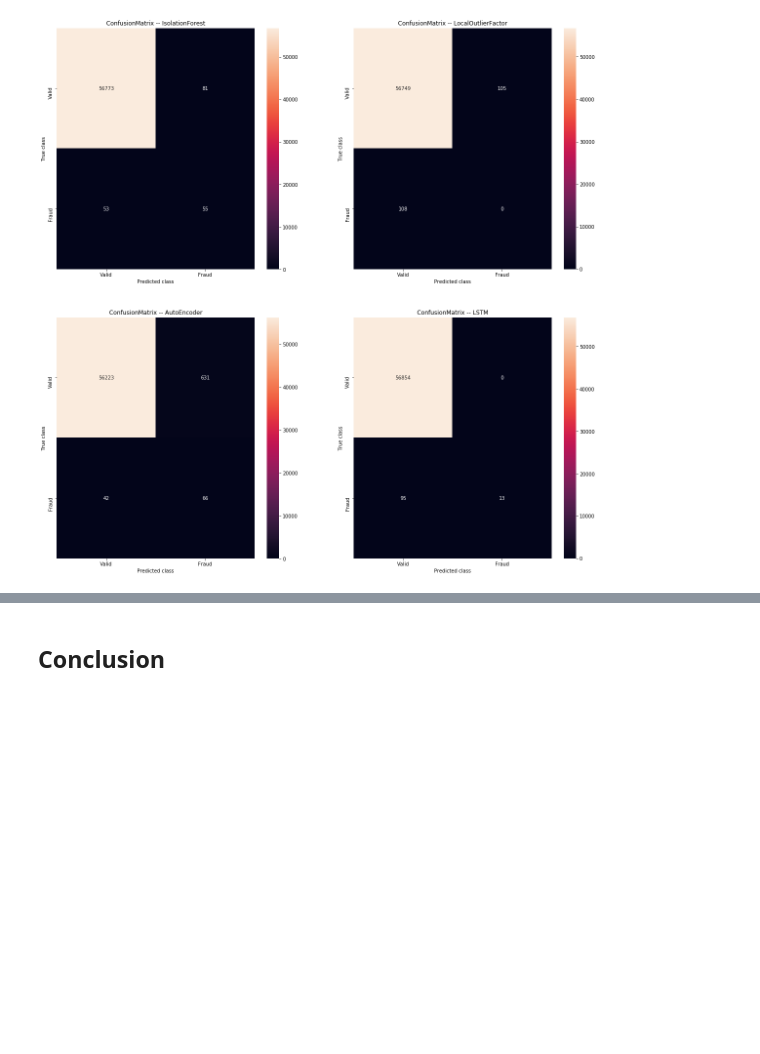
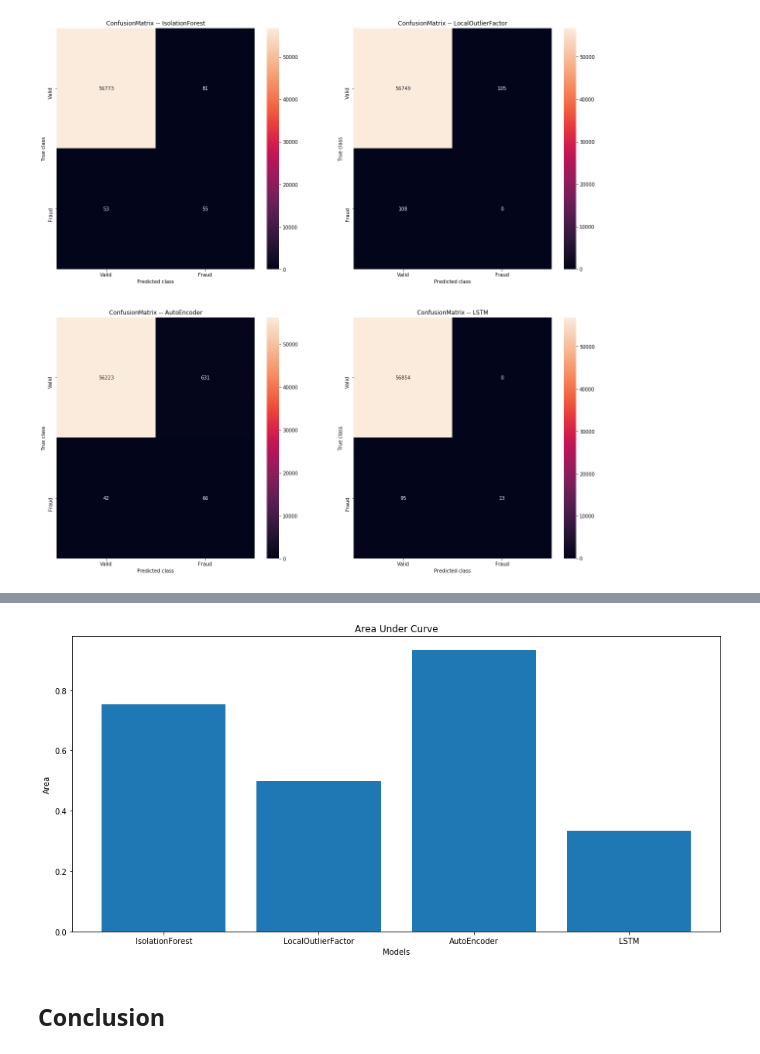
Before and after one commit to pharoah/Credit-Card-Fraud-Detection---Capstone-Project, a Jupyter notebook: CreditCard Fraud Detection - Capstone Project.ipynb, the cells around one changed output, grey strips where cells are left out. Drawn from its saved outputs; the diff is of its cells as text; code cells hidden in the pictures; blank space fills up the shorter version.

```diff
--- a/CreditCard Fraud Detection - Capstone Project.ipynb
+++ b/CreditCard Fraud Detection - Capstone Project.ipynb
@@ -582,7 +582,6 @@ plt.figure(figsize=(15, 7))
 plt.ylabel('Area')
 plt.xlabel('Models')
 plt.title('Area Under Curve')
-ax = plt.subplot(111)
-plt.bar(model_AUPRC.keys(), model_AUPRC.values(), text = (model_AUPRC.values(), color='black'))
+plt.bar(model_AUPRC.keys(), model_AUPRC.values())
 plt.show()
 # %% [output]
@@ -590,3 +588,4 @@ SyntaxError: invalid syntax (<ipython-input-115-fca9028df20e>, line 7)
+[figure, added]
 # %% [markdown]
 ## Conclusion
 # %% [markdown]
```
Also changed, not shown: parts of 1 cell of this notebook.
